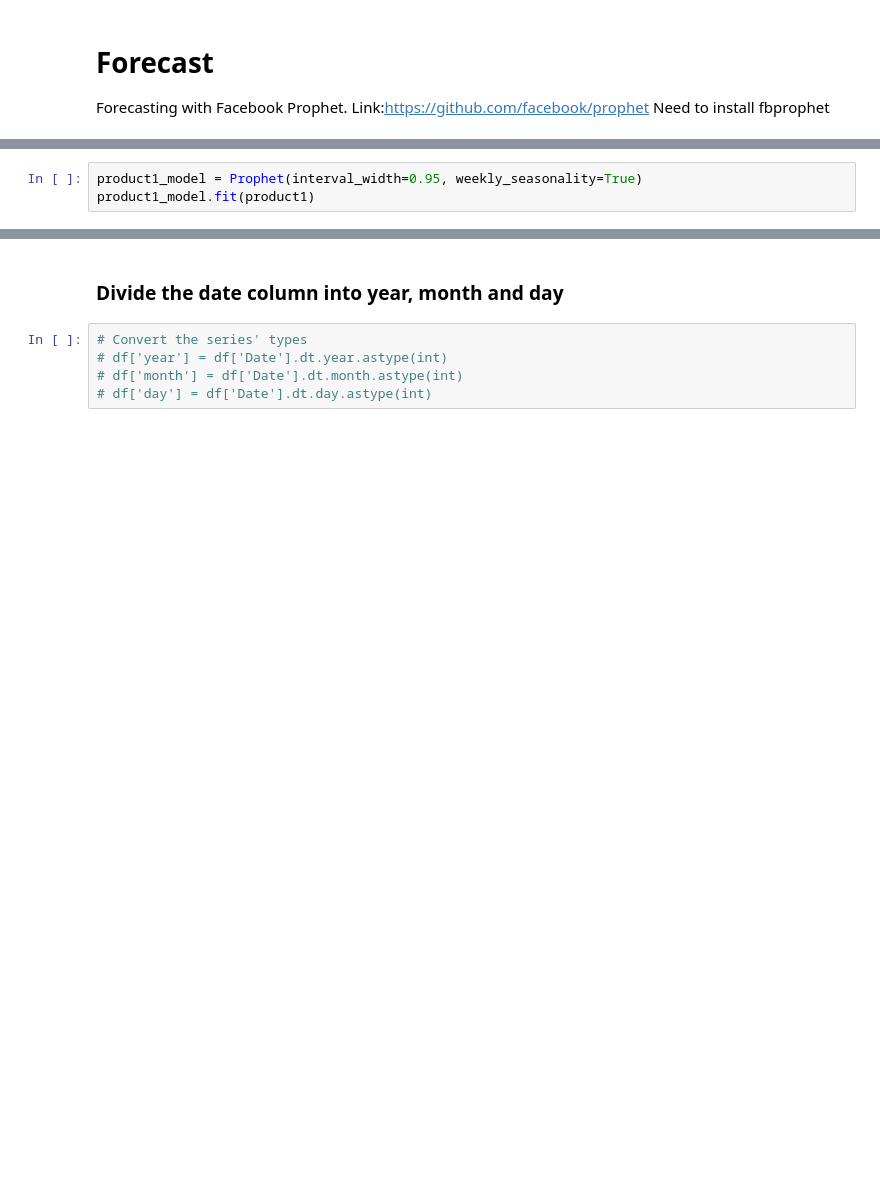
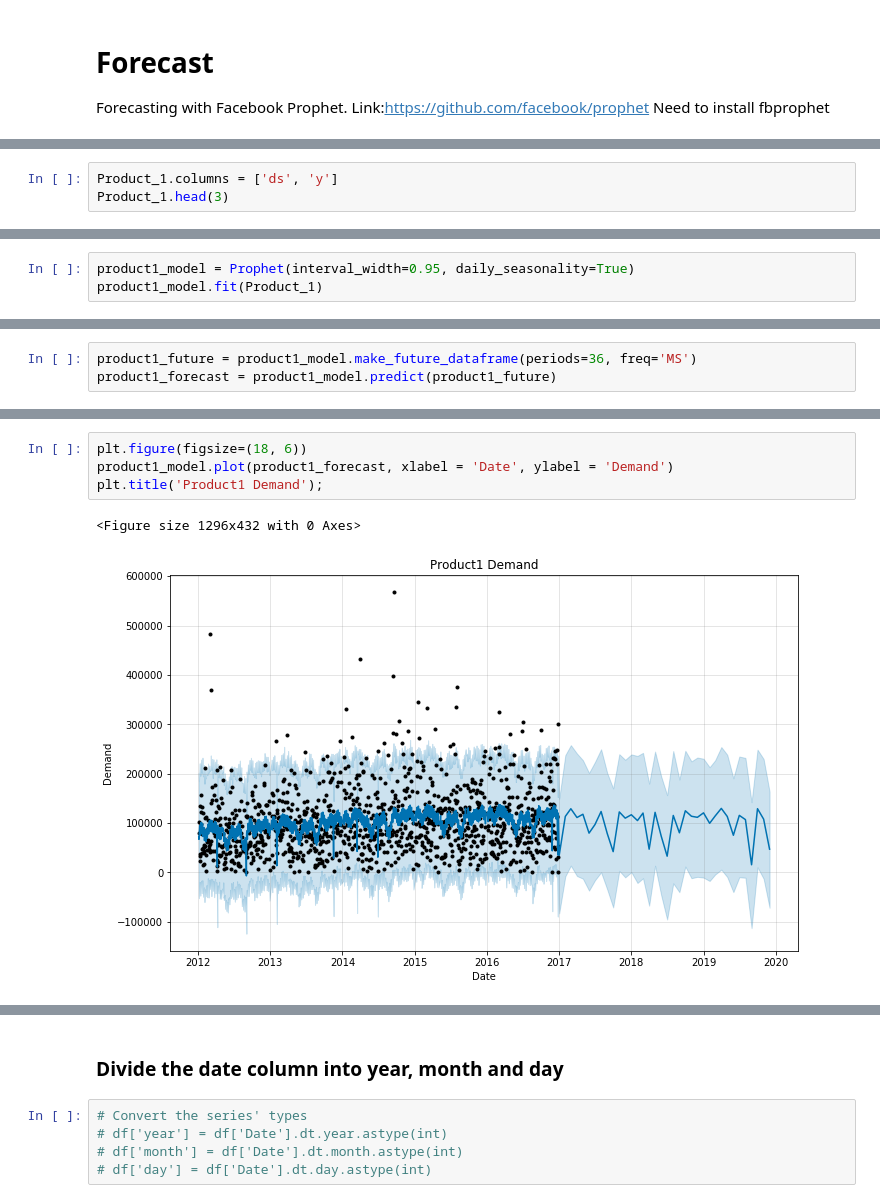
Before and after one commit to RuotingZheng/WorldWideProduct, a Jupyter notebook: notebook/WWP.ipynb, the cells around one changed output, grey strips where cells are left out. Saved outputs shown, nothing was run; the diff lists cells and outputs as text; blank space fills up the shorter version.

```diff
--- a/notebook/WWP.ipynb
+++ b/notebook/WWP.ipynb
@@ -109,0 +219,3 @@ Need to install fbprophet
+# %%
+Product_1.columns = ['ds', 'y']
+Product_1.head(3)
@@ -110,3 +227,3 @@ Need to install fbprophet
 # %%
-product1_model = Prophet(interval_width=0.95, weekly_seasonality=True)
-product1_model.fit(product1)
+product1_model = Prophet(interval_width=0.95, daily_seasonality=True)
+product1_model.fit(Product_1)
@@ -112,0 +232,3 @@ product1_model.fit(product1)
+# %%
+product1_future = product1_model.make_future_dataframe(periods=36, freq='MS')
+product1_forecast = product1_model.predict(product1_future)
@@ -112,0 +244,7 @@ product1_model.fit(product1)
+# %%
+plt.figure(figsize=(18, 6))
+product1_model.plot(product1_forecast, xlabel = 'Date', ylabel = 'Demand')
+plt.title('Product1 Demand');
+# %% [output]
+<Figure size 1296x432 with 0 Axes>
+[figure, added]
```
Also changed, not shown: parts of 44 cells of this notebook.
